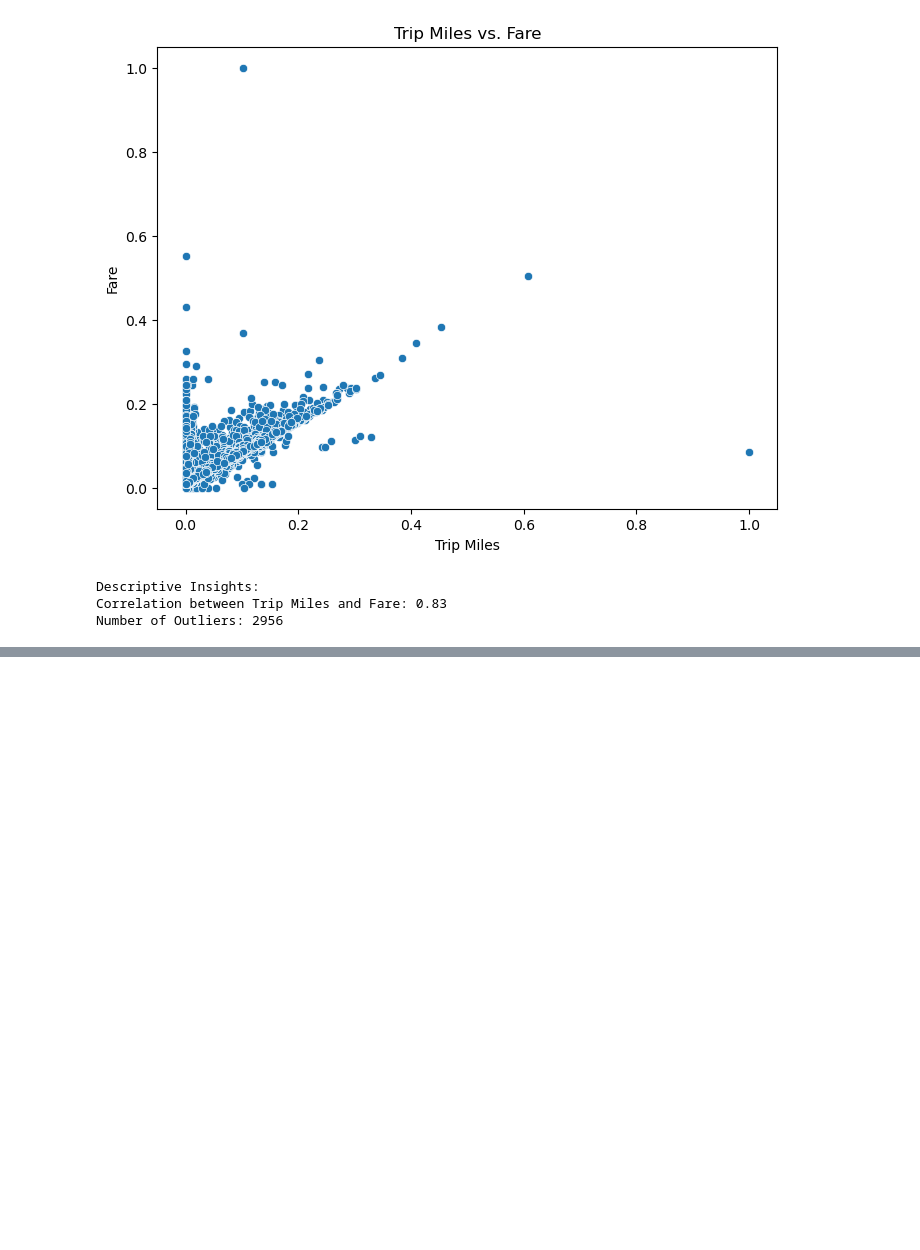
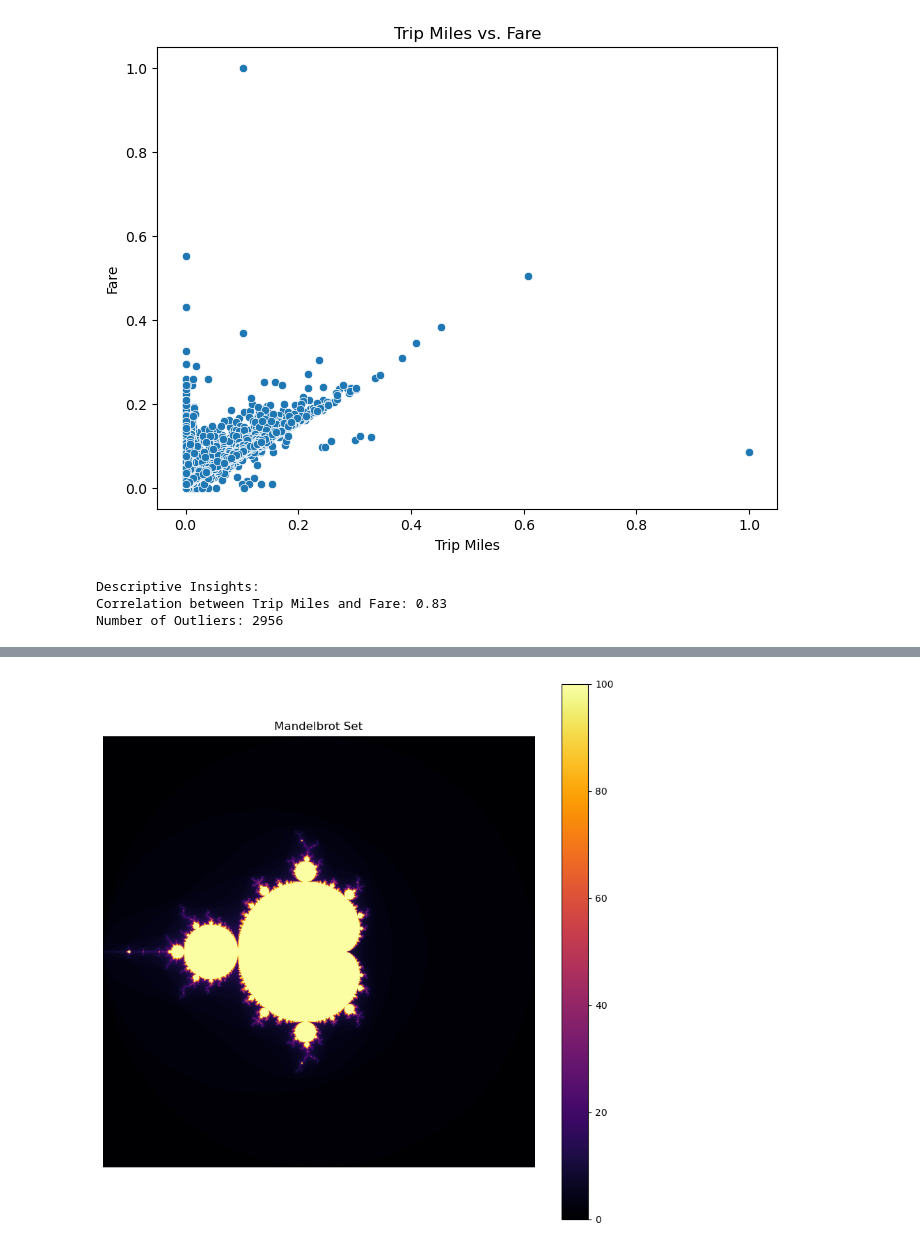
Before and after one commit to FirstNet-Systems-UK/Chicago-Taxi-Trips-Analysis, a Jupyter notebook: Untitled.ipynb, the cells around one changed output, grey strips where cells are left out. Cells and saved outputs as stored; diff of their text form; code cells hidden in the pictures; blank space fills up the shorter version.

```diff
--- a/Untitled.ipynb
+++ b/Untitled.ipynb
@@ -277,0 +471,28 @@ Number of Outliers: 2956
+# %%
+import matplotlib.pyplot as plt
+import numpy as np
+
+def mandelbrot(c, max_iter):
+    z = c
+    for n in range(max_iter):
+        if abs(z) > 2:
+            return n
+        z = z*z + c
+    return max_iter
+
+# Define the range and resolution of the plot
+x = np.linspace(-2, 2, 1000)
+y = np.linspace(-2, 2, 1000)
+X, Y = np.meshgrid(x, y)
+Z = np.array([mandelbrot(complex(x, y), 100) for x, y in zip(np.ravel(X), np.ravel(Y))])
+Z = Z.reshape(X.shape)
+
+# Plot the Mandelbrot set
+plt.figure(figsize=(10, 10))
+plt.imshow(Z, extent=(-2, 2, -2, 2), cmap='inferno')
+plt.title('Mandelbrot Set')
+plt.colorbar()
+plt.axis('off')
+plt.show()
+# %% [output]
+[figure, added]
```
Also changed, not shown: parts of 12 cells of this notebook, 3 other files.
